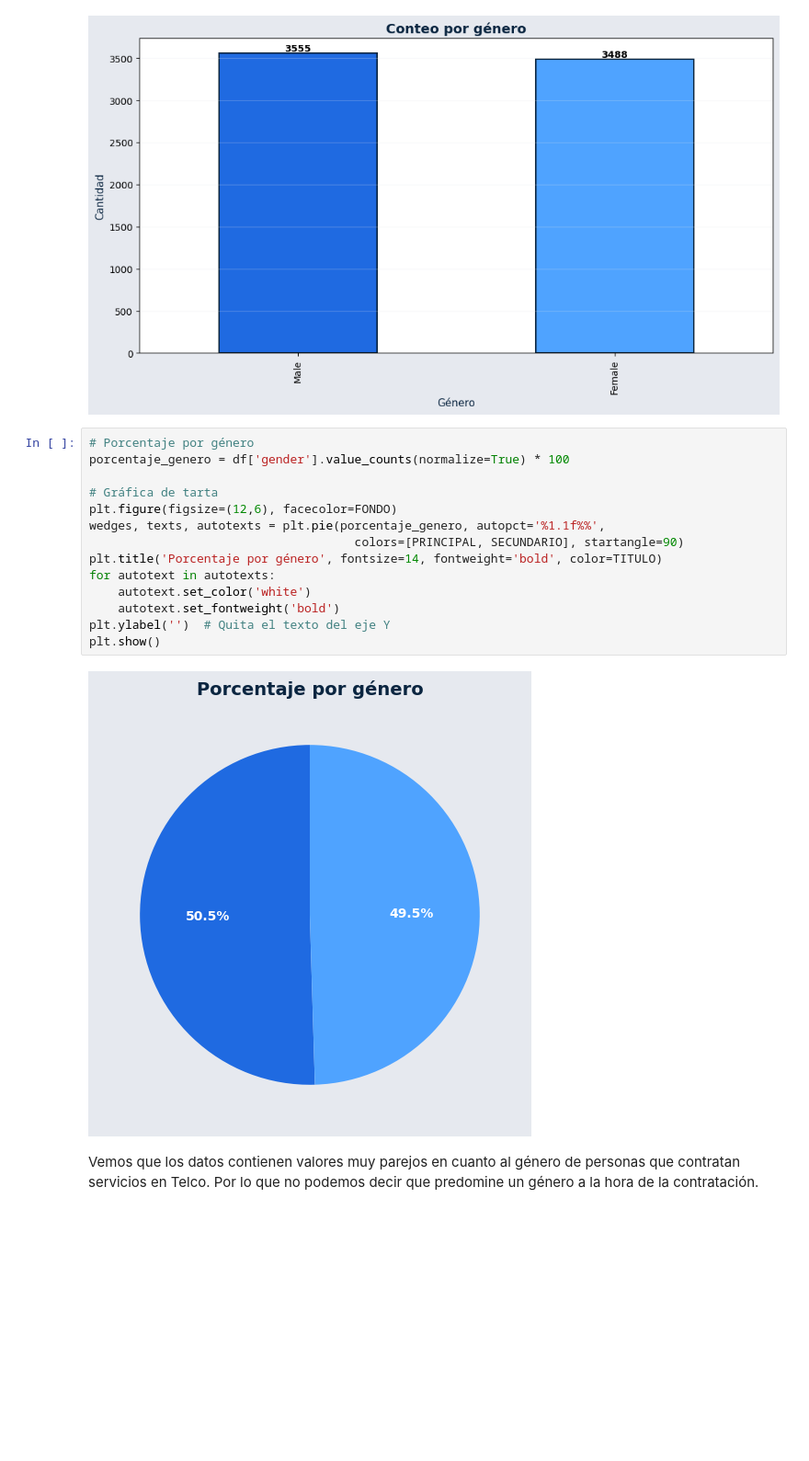
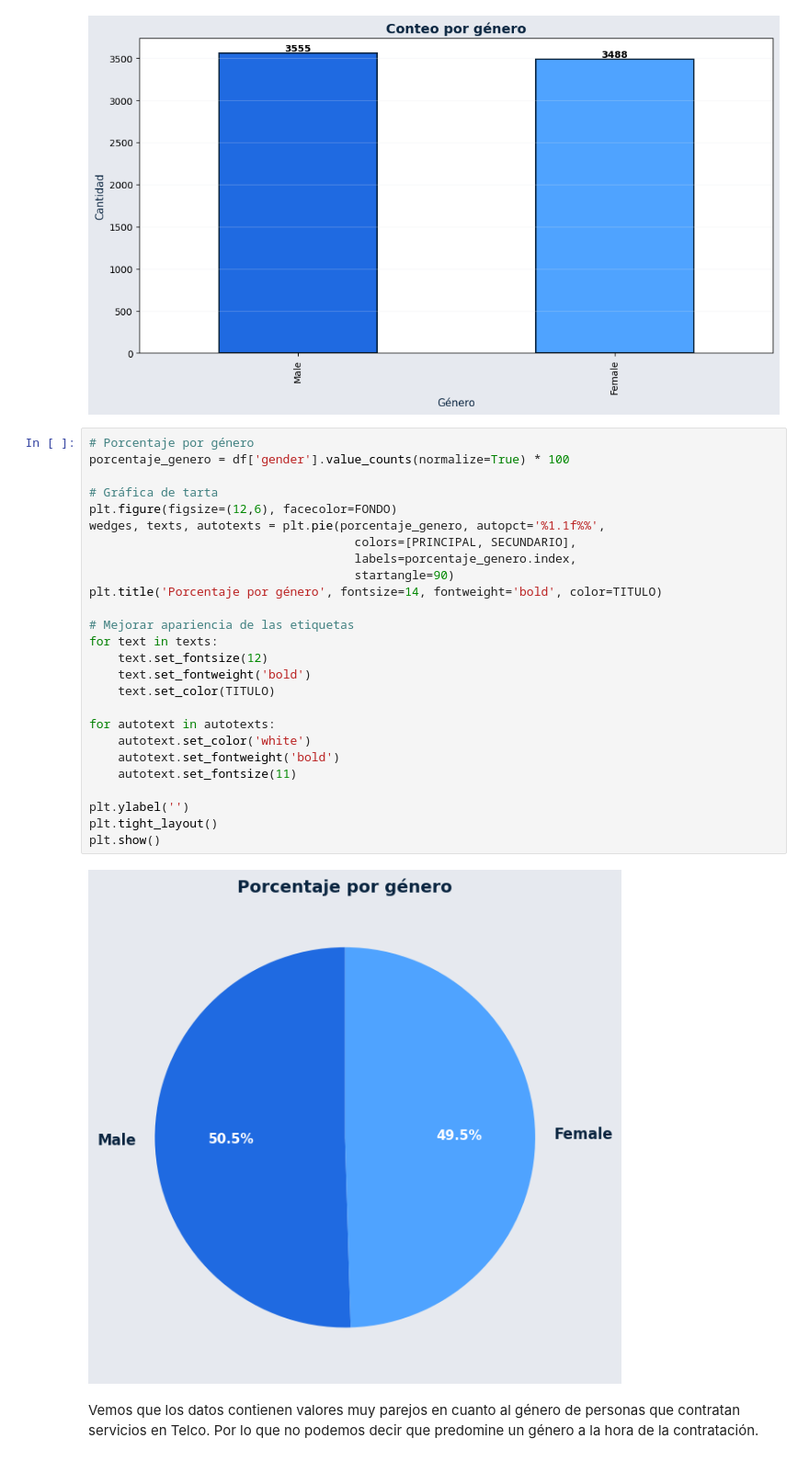
Before and after one commit to paranedagarcia/MLcompleto, a Jupyter notebook: notebooks/EDA_categoricas.ipynb, the cells around one changed output. Shown at 92% size. Saved outputs shown, nothing was run; the diff lists cells and outputs as text; blank space fills up the shorter version.

```diff
--- a/notebooks/EDA_categoricas.ipynb
+++ b/notebooks/EDA_categoricas.ipynb
@@ -114,19 +114,31 @@ plt.show()
 # %%
 # Porcentaje por género
 porcentaje_genero = df['gender'].value_counts(normalize=True) * 100
 
 # Gráfica de tarta
 plt.figure(figsize=(12,6), facecolor=FONDO)
 wedges, texts, autotexts = plt.pie(porcentaje_genero, autopct='%1.1f%%',
-                                     colors=[PRINCIPAL, SECUNDARIO], startangle=90)
+                                     colors=[PRINCIPAL, SECUNDARIO],
+                                     labels=porcentaje_genero.index,
+                                     startangle=90)
 plt.title('Porcentaje por género', fontsize=14, fontweight='bold', color=TITULO)
+
+# Mejorar apariencia de las etiquetas
+for text in texts:
+    text.set_fontsize(12)
+    text.set_fontweight('bold')
+    text.set_color(TITULO)
+
 for autotext in autotexts:
     autotext.set_color('white')
     autotext.set_fontweight('bold')
-plt.ylabel('')  # Quita el texto del eje Y
+    autotext.set_fontsize(11)
+
+plt.ylabel('')
+plt.tight_layout()
 plt.show()
 # %% [output]
-[figure, old version]
+[figure, new version]
 # %% [markdown]
 Vemos que los datos contienen valores muy parejos en cuanto al género de personas que contratan servicios en Telco. Por lo que no podemos decir que predomine un género a la hora de la contratación.
 # %% [markdown]
```
